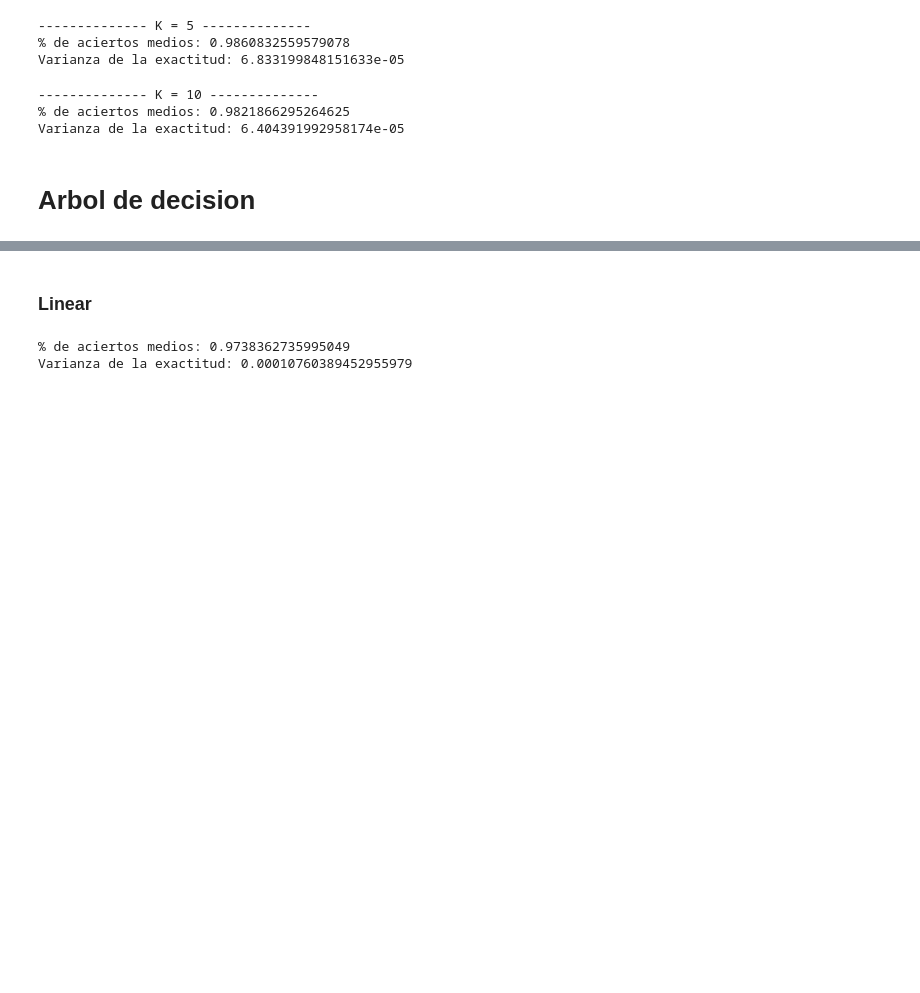
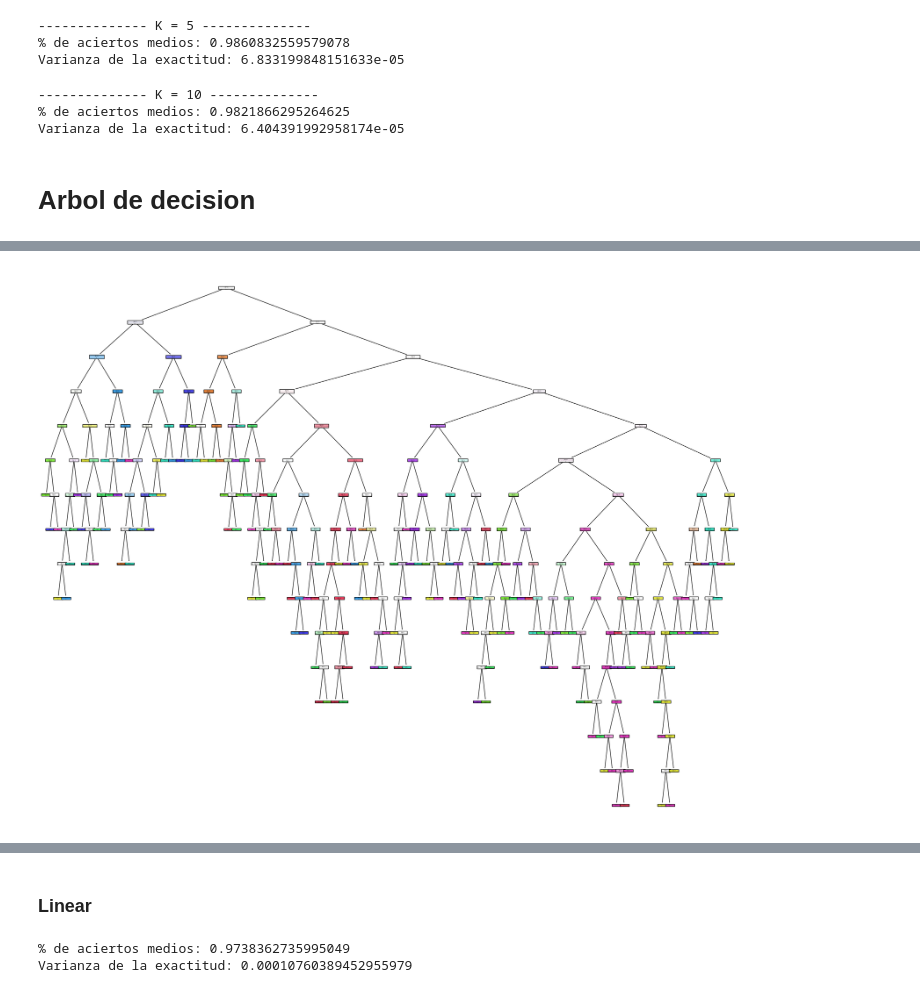
Before and after one commit to FaustoGabini/Inteligencia-Computacional, a Jupyter notebook: Guia3/ex2.ipynb, the cells around one changed output, grey strips where cells are left out. Cells and saved outputs as stored; diff of their text form; code cells hidden in the pictures; blank space fills up the shorter version.

```diff
--- a/Guia3/ex2.ipynb
+++ b/Guia3/ex2.ipynb
@@ -195,2 +246,12 @@ Varianza de la exactitud: 0.00017683022935982372
+# %%
+
+fig = plt.figure(figsize=(25, 20))
+_ = tree.plot_tree(clf,
+                   filled=True,
+                   class_names=[str(i) for i in clf.classes_])
+fig.savefig("decistion_tree.png")
+plt.show()
+# %% [output]
+[figure, added]
 # %% [markdown]
 # Maquina de soporte vectorial
```
Also changed, not shown: parts of 8 cells of this notebook, 5 other files.
